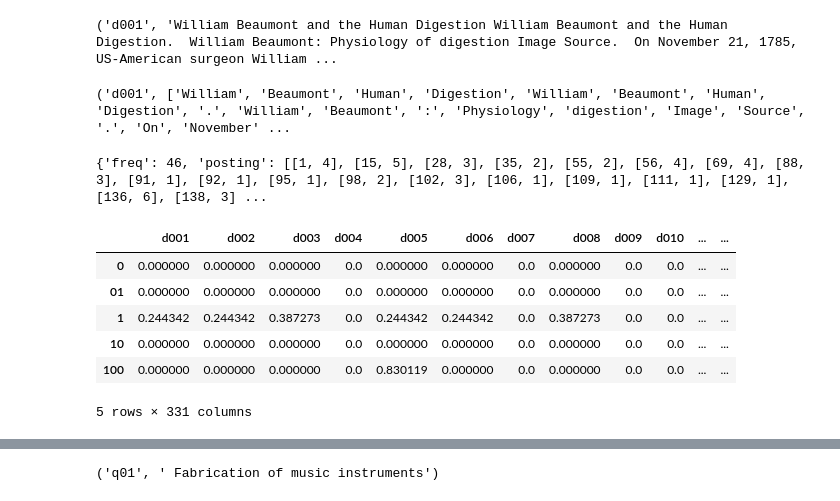
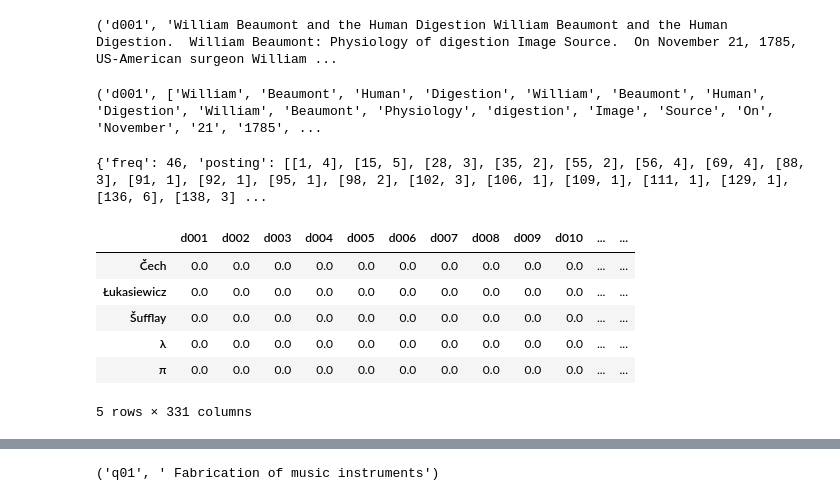
Before and after one commit to imsarmiento/NLP_202110, a Jupyter notebook: HW1/RRDV.ipynb, the cells around one changed output, grey strips where cells are left out. Drawn from its saved outputs; the diff is of its cells as text; code cells hidden in the pictures.

```diff
--- a/HW1/RRDV.ipynb
+++ b/HW1/RRDV.ipynb
@@ -52,18 +52,21 @@ def tokenization(documentos):
     :param documentos:
     :return:
     """
+
     nltk_stop_words_en = set(nltk.corpus.stopwords.words("english"))
     wordnet_lemmatizer = nltk.stem.WordNetLemmatizer()
 
     word_tok = {key: nltk.word_tokenize(doc) for key, doc in documentos.items()}
-    word_tok_sw = {key: [token for token in doc if token not in nltk_stop_words_en] for key, doc in word_tok.items()}
+    word_tok_sw = {key: [token for token in doc
+                         if token.isalnum() and token not in nltk_stop_words_en]
+                   for key, doc in word_tok.items()}
     nltk_lemmaList = {key: [wordnet_lemmatizer.lemmatize(word) for word in doc] for key, doc in word_tok_sw.items()}
 
     return nltk_lemmaList
 tokenized_docs = tokenization(documentos)
 print(list(tokenized_docs.items())[0])
 # %% [output]
-('d001', ['William', 'Beaumont', 'Human', 'Digestion', 'William', 'Beaumont', 'Human', 'Digestion', '.', 'William', 'Beaumont', ':', 'Physiology', 'digestion', 'Image', 'Source', '.', 'On', 'November' ...
+('d001', ['William', 'Beaumont', 'Human', 'Digestion', 'William', 'Beaumont', 'Human', 'Digestion', 'William', 'Beaumont', 'Physiology', 'digestion', 'Image', 'Source', 'On', 'November', '21', '1785', ...
 # %%
 def indexReader():
     """
@@ -85,37 +88,37 @@ print(invertedIndex['William'])
 # %%
 def tfidfWeightedVector(invertedIndex):
     """
     Recibe el inverted index y lo usa para crear el weighted vector
     :param invertedIndex: Inverted index calculada antes
     :return: Matriz |V|x|D|. Donde |V| es el tamaño de mi vocabulario y |D| es el número de documentos.
     Cada fila es la representación en tfidf de un término
     """
 
     weightedVectorMatrix = []
     index = []
     for term, term_dict in invertedIndex.items():
         weighted_vector = np.zeros(NRO_DOCS)
         freq = term_dict['freq']
         index.append(term)
         for id, t_freq in term_dict['posting']:
             tfidf = np.log(1 + t_freq) * np.log10(NRO_DOCS / freq)
             weighted_vector[ id - 1] = tfidf
 
         weightedVectorMatrix.append(weighted_vector)
 
 
     weighted_vector_df = pd.DataFrame.from_records(data=weightedVectorMatrix, index=index, columns=DOCS_IDs)
     return weighted_vector_df, index
 
 weighted_vector_df, term_index = tfidfWeightedVector(invertedIndex)
-weighted_vector_df.head()
+weighted_vector_df.tail()
 # %% [output]
 |  | d001 | d002 | d003 | d004 | d005 | d006 | d007 | d008 | d009 | d010 | ... | ... |
-| 0 | 0.000000 | 0.000000 | 0.000000 | 0.0 | 0.000000 | 0.000000 | 0.0 | 0.000000 | 0.0 | 0.0 | ... | ... |
-| 01 | 0.000000 | 0.000000 | 0.000000 | 0.0 | 0.000000 | 0.000000 | 0.0 | 0.000000 | 0.0 | 0.0 | ... | ... |
-| 1 | 0.244342 | 0.244342 | 0.387273 | 0.0 | 0.244342 | 0.244342 | 0.0 | 0.387273 | 0.0 | 0.0 | ... | ... |
-| 10 | 0.000000 | 0.000000 | 0.000000 | 0.0 | 0.000000 | 0.000000 | 0.0 | 0.000000 | 0.0 | 0.0 | ... | ... |
-| 100 | 0.000000 | 0.000000 | 0.000000 | 0.0 | 0.830119 | 0.000000 | 0.0 | 0.000000 | 0.0 | 0.0 | ... | ... |
+| Čech | 0.0 | 0.0 | 0.0 | 0.0 | 0.0 | 0.0 | 0.0 | 0.0 | 0.0 | 0.0 | ... | ... |
+| Łukasiewicz | 0.0 | 0.0 | 0.0 | 0.0 | 0.0 | 0.0 | 0.0 | 0.0 | 0.0 | 0.0 | ... | ... |
+| Šufflay | 0.0 | 0.0 | 0.0 | 0.0 | 0.0 | 0.0 | 0.0 | 0.0 | 0.0 | 0.0 | ... | ... |
+| λ | 0.0 | 0.0 | 0.0 | 0.0 | 0.0 | 0.0 | 0.0 | 0.0 | 0.0 | 0.0 | ... | ... |
+| π | 0.0 | 0.0 | 0.0 | 0.0 | 0.0 | 0.0 | 0.0 | 0.0 | 0.0 | 0.0 | ... | ... |
 5 rows × 331 columns
 # %%
 print(f'Matriz tfidf de dimension {weighted_vector_df.shape}')
```
Also changed, not shown: parts of 4 cells of this notebook, 1 other file.
